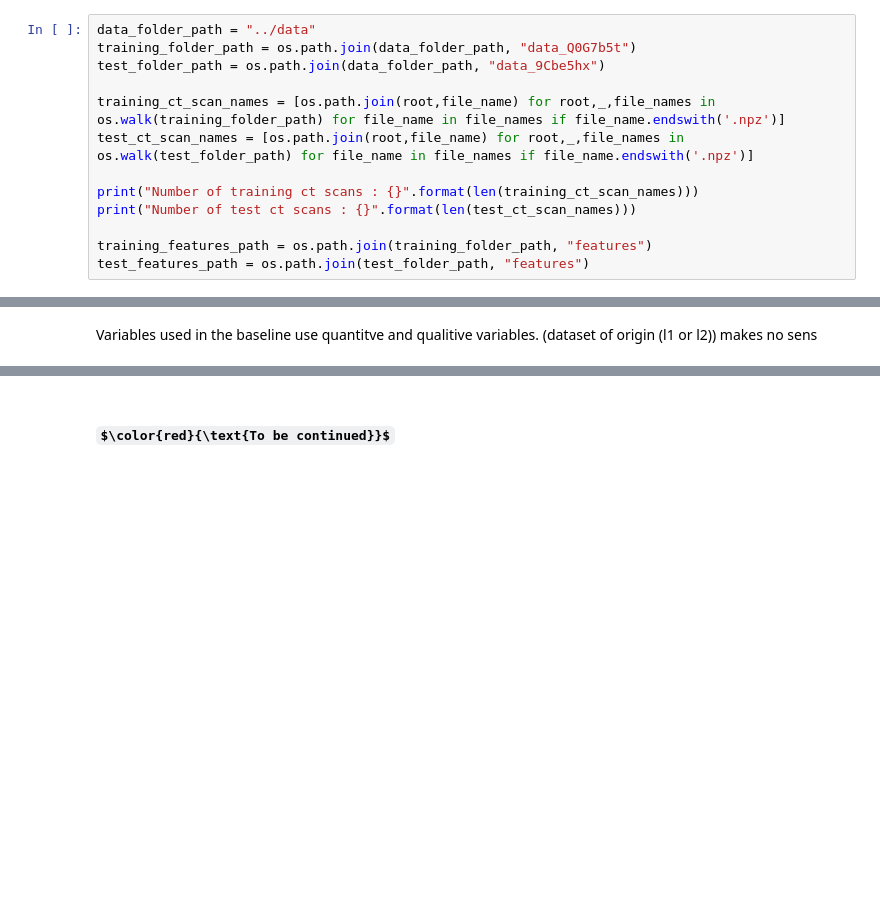
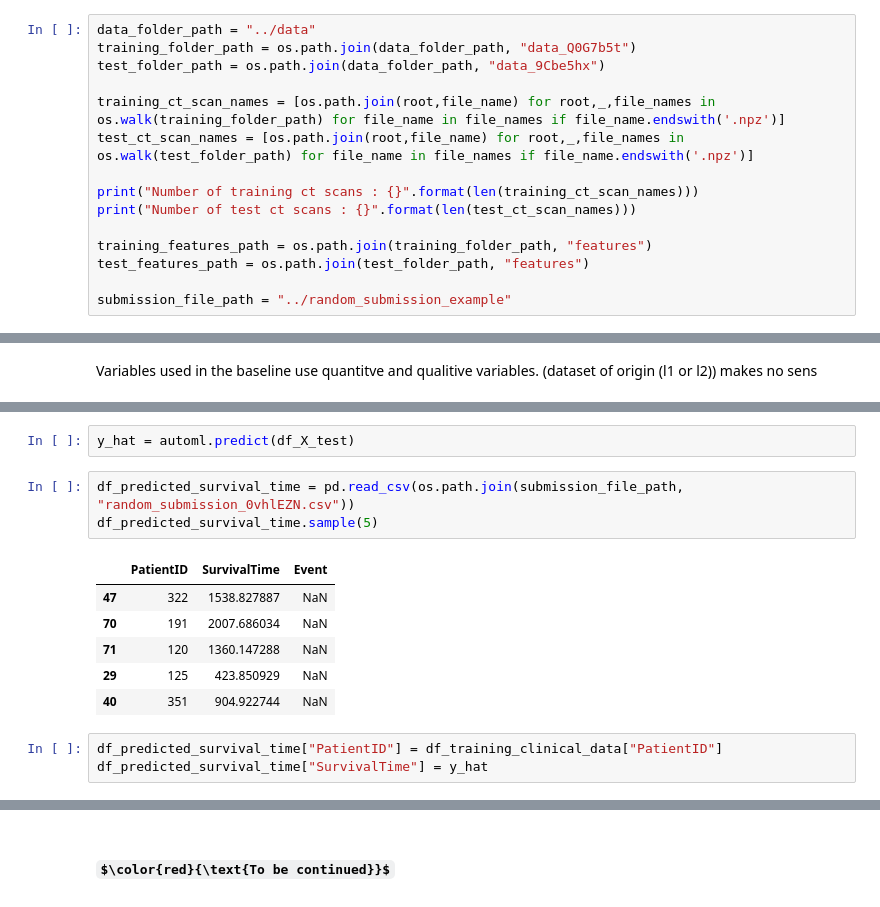
Before and after one commit to DamienToomey/predicting_lung_cancer_survival_time, a Jupyter notebook: code/code.ipynb, the cells around one changed output, grey strips where cells are left out. Cells and saved outputs as stored; diff of their text form; some formulas as TeX source; blank space fills up the shorter version.

```diff
--- a/code/code.ipynb
+++ b/code/code.ipynb
@@ -31,6 +37,8 @@ print("Number of test ct scans : {}".format(len(test_ct_scan_names)))
 
 training_features_path = os.path.join(training_folder_path, "features")
 test_features_path = os.path.join(test_folder_path, "features")
+
+submission_file_path = "../random_submission_example"
 # %% [output]
 Number of training ct scans : 300
 Number of test ct scans : 125
@@ -147,0 +335,15 @@ Variables used in the baseline use quantitve and qualitive variables. (dataset o
+# %%
+y_hat = automl.predict(df_X_test)
+# %%
+df_predicted_survival_time = pd.read_csv(os.path.join(submission_file_path, "random_submission_0vhlEZN.csv"))
+df_predicted_survival_time.sample(5)
+# %% [output]
+|  | PatientID | SurvivalTime | Event |
+| 47 | 322 | 1538.827887 | NaN |
+| 70 | 191 | 2007.686034 | NaN |
+| 71 | 120 | 1360.147288 | NaN |
+| 29 | 125 | 423.850929 | NaN |
+| 40 | 351 | 904.922744 | NaN |
+# %%
+df_predicted_survival_time["PatientID"] = df_training_clinical_data["PatientID"]
+df_predicted_survival_time["SurvivalTime"] = y_hat
```
Also changed, not shown: parts of 35 cells of this notebook.
